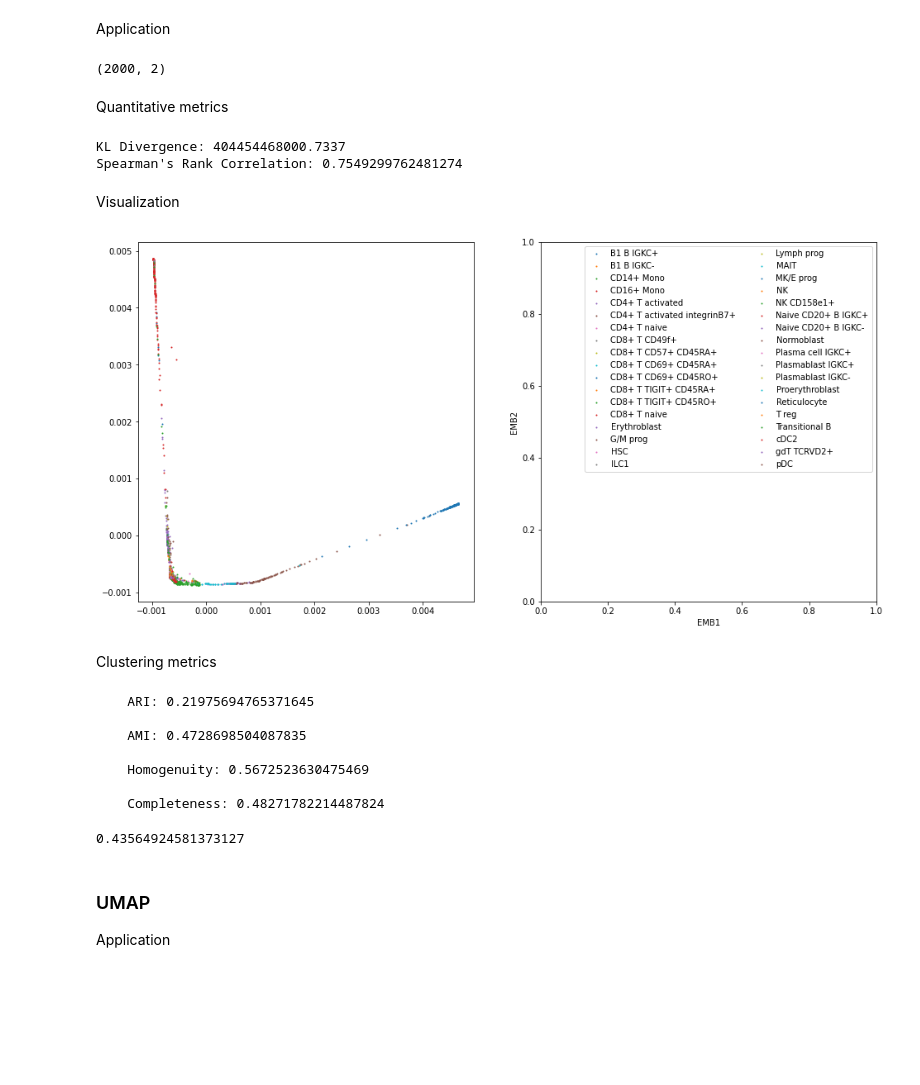
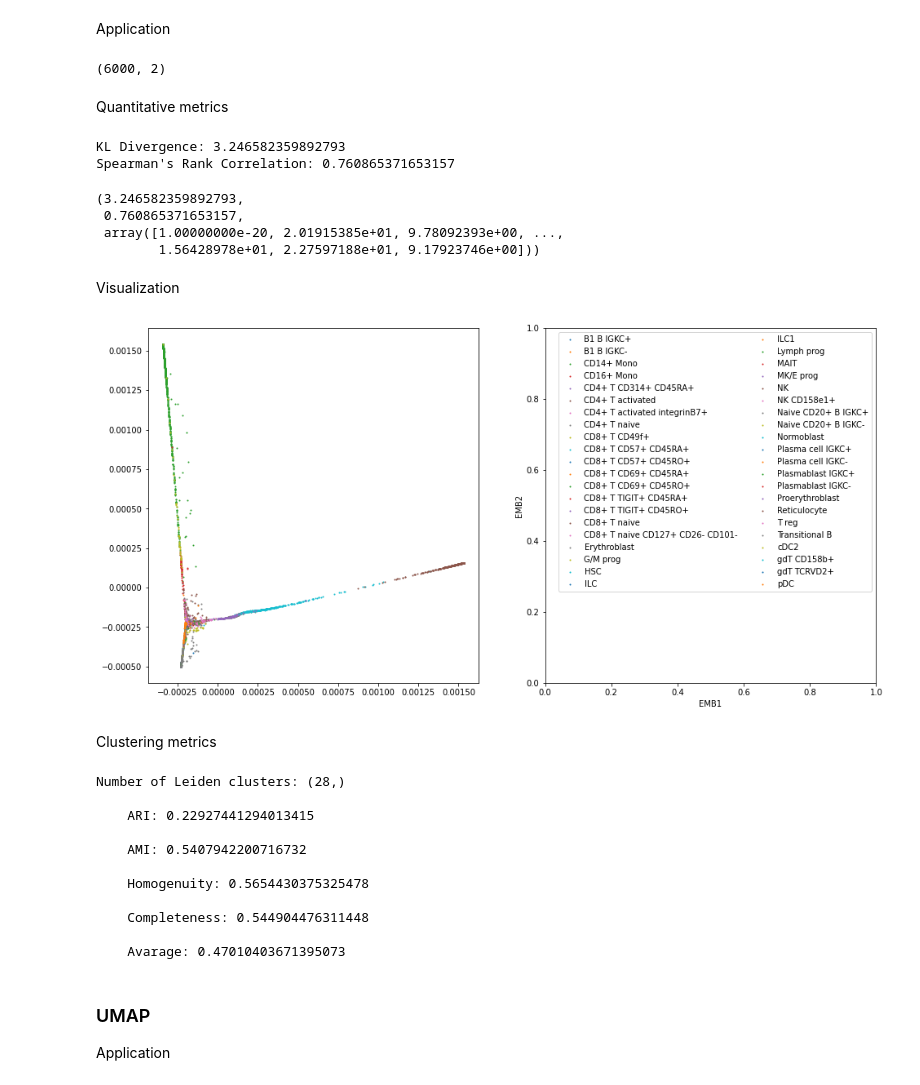
Before and after one commit to just1ce415/MMML_project, a Jupyter notebook: experiments.ipynb, the cells around one changed output. Cells and saved outputs as stored; diff of their text form; code cells hidden in the pictures; blank space fills up the shorter version.

```diff
--- a/experiments.ipynb
+++ b/experiments.ipynb
@@ -13,7 +13,7 @@ from t_sne import *
 ### Single-cell multione gene expression
 # %%
 multiome = sc.read_h5ad("data/GSE194122_openproblems_neurips2021_cite_BMMC_processed.h5ad")
-gex = multiome[:, multiome.var["feature_types"] == "GEX"]
+gex = multiome[:6000, multiome.var["feature_types"] == "GEX"]
 # %%
 sc.pp.highly_variable_genes(gex, n_top_genes=2500, flavor="seurat_v3") # Feature selection
 # %%
@@ -127,42 +202,45 @@ Clustering metrics
 # %% [markdown]
 Application
 # %%
-reducer = SpectralEmbedding(n_components=2)
-le_embedding = reducer.fit_transform(np.asarray(gex_data[:2000].toarray()))
+reducer = manifold.SpectralEmbedding(n_components=2)
+le_embedding = reducer.fit_transform(np.asarray(gex_data.toarray()))
 # %%
 le_embedding.shape
 # %% [output]
-(2000, 2)
+(6000, 2)
 # %% [markdown]
 Quantitative metrics
 # %%
-le_kl_div, le_sp_corr = get_quantitative_metrics(np.asarray(gex_data[:2000].toarray()), le_embedding)
+get_quantitative_metrics(np.asarray(gex_data.toarray()), le_embedding, sigmas)
 # %% [output]
-KL Divergence: 404454468000.7337
-Spearman's Rank Correlation: 0.7549299762481274
+KL Divergence: 3.246582359892793
+Spearman's Rank Correlation: 0.760865371653157
+(3.246582359892793,
+ 0.760865371653157,
+ array([1.00000000e-20, 2.01915385e+01, 9.78092393e+00, ...,
+        1.56428978e+01, 2.27597188e+01, 9.17923746e+00]))
 # %% [markdown]
 Visualization
 # %%
-le_cluster_labels = plot_embedding(le_embedding, gex_labels[:2000])
+plot_embedding(le_embedding, gex_labels)
 # %% [output]
-[figure, old version]
+[figure, new version]
 # %% [markdown]
 Clustering metrics
 # %%
-le_ari, le_ami, le_homogenuity, le_completeness = get_clustering_metrics(gex_labels[:2000], le_cluster_labels)
+le_ari, le_ami, le_homogenuity, le_completeness = get_clustering_metrics(le_embedding, gex_labels)
 # %% [output]
-    ARI: 0.21975694765371645
+Number of Leiden clusters: (28,)
 
-    AMI: 0.4728698504087835
+    ARI: 0.22927441294013415
 
-    Homogenuity: 0.5672523630475469
+    AMI: 0.5407942200716732
 
-    Completeness: 0.48271782214487824
+    Homogenuity: 0.5654430375325478
+
+    Completeness: 0.544904476311448
+
+    Avarage: 0.47010403671395073
-# %%
-# overall
-print((le_ari + le_ami + le_homogenuity + le_completeness)/4)
-# %% [output]
-0.43564924581373127
 # %% [markdown]
 ### UMAP
 
```
Also changed, not shown: parts of 29 cells of this notebook.
